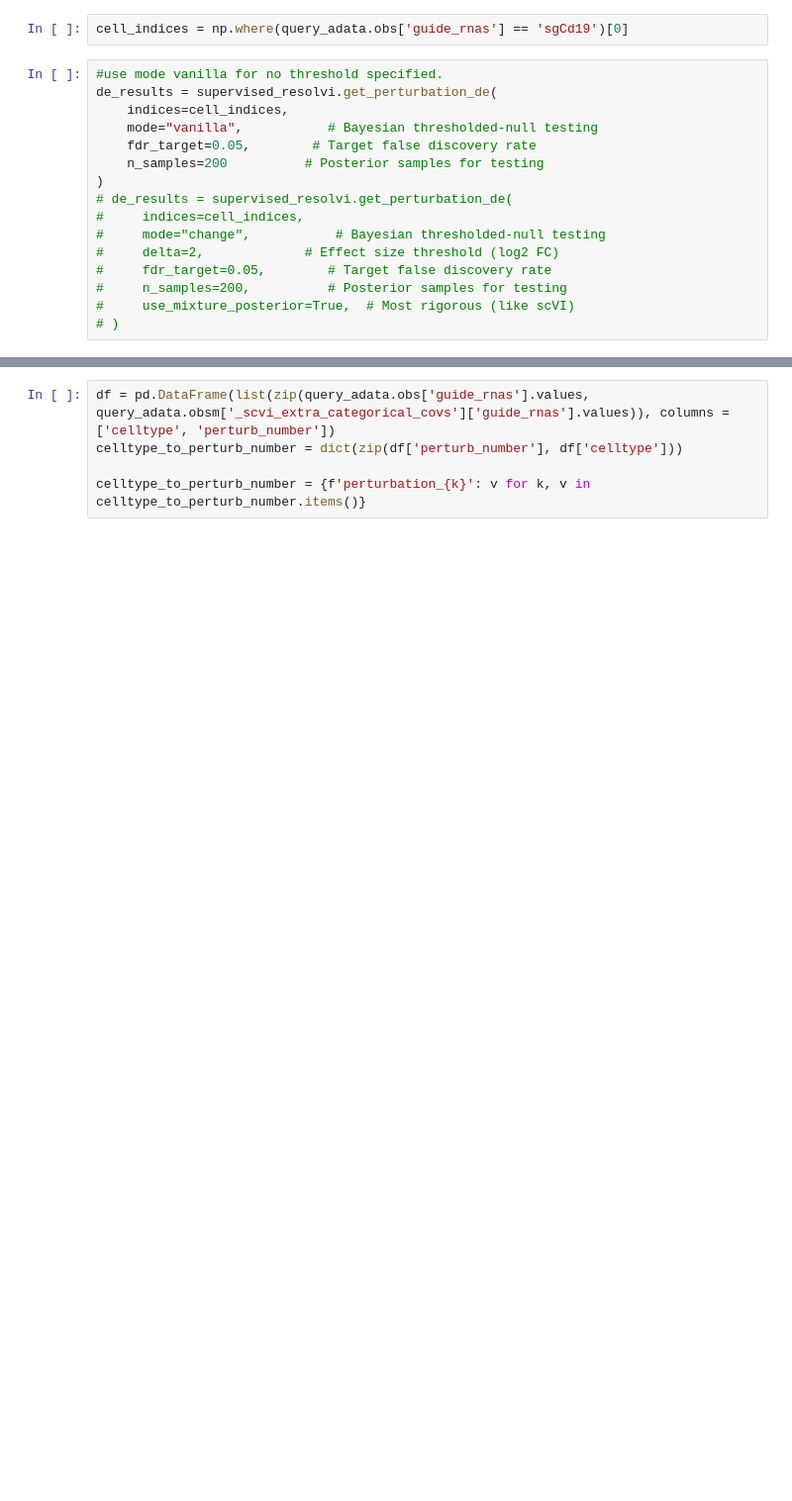
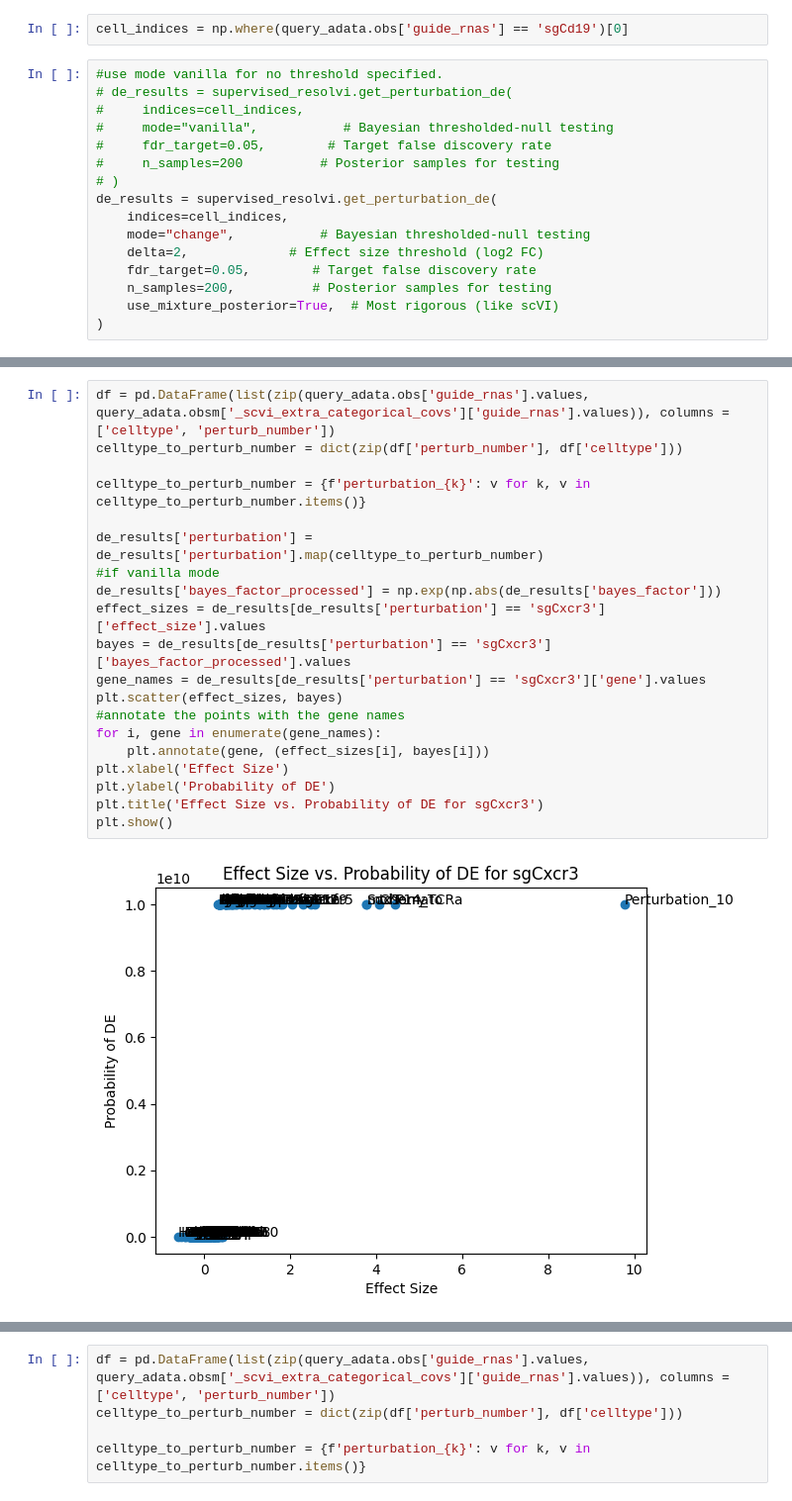
Before and after one commit to amonell/scvi-tools, a Jupyter notebook: resolve_perurb_tests/test1.ipynb, the cells around one changed output, grey strips where cells are left out. Shown at 99% size. Drawn from its saved outputs; the diff is of its cells as text; blank space fills up the shorter version.

Commit message:
vanilla uncertainty

```diff
--- a/resolve_perurb_tests/test1.ipynb
+++ b/resolve_perurb_tests/test1.ipynb
@@ -93,18 +93,18 @@ celltype = 'CD8 T Cells'
 cell_indices = np.where(query_adata.obs['guide_rnas'] == 'sgCd19')[0]
 # %%
 #use mode vanilla for no threshold specified.
+# de_results = supervised_resolvi.get_perturbation_de(
+#     indices=cell_indices,
+#     mode="vanilla",           # Bayesian thresholded-null testing
+#     fdr_target=0.05,        # Target false discovery rate
+#     n_samples=200          # Posterior samples for testing
+# )
 de_results = supervised_resolvi.get_perturbation_de(
     indices=cell_indices,
-    mode="vanilla",           # Bayesian thresholded-null testing
+    mode="change",           # Bayesian thresholded-null testing
+    delta=2,             # Effect size threshold (log2 FC)
     fdr_target=0.05,        # Target false discovery rate
-    n_samples=200          # Posterior samples for testing
+    n_samples=200,          # Posterior samples for testing
+    use_mixture_posterior=True,  # Most rigorous (like scVI)
 )
-# de_results = supervised_resolvi.get_perturbation_de(
-#     indices=cell_indices,
-#     mode="change",           # Bayesian thresholded-null testing
-#     delta=2,             # Effect size threshold (log2 FC)
-#     fdr_target=0.05,        # Target false discovery rate
-#     n_samples=200,          # Posterior samples for testing
-#     use_mixture_posterior=True,  # Most rigorous (like scVI)
-# )
 # %% [output]
@@ -111,0 +128,22 @@ Computing posterior samples for Bayesian testing (mode=vanilla)...
+# %%
+df = pd.DataFrame(list(zip(query_adata.obs['guide_rnas'].values, query_adata.obsm['_scvi_extra_categorical_covs']['guide_rnas'].values)), columns = ['celltype', 'perturb_number'])
+celltype_to_perturb_number = dict(zip(df['perturb_number'], df['celltype']))
+
+celltype_to_perturb_number = {f'perturbation_{k}': v for k, v in celltype_to_perturb_number.items()}
+
+de_results['perturbation'] = de_results['perturbation'].map(celltype_to_perturb_number)
+#if vanilla mode
+de_results['bayes_factor_processed'] = np.exp(np.abs(de_results['bayes_factor']))
+effect_sizes = de_results[de_results['perturbation'] == 'sgCxcr3']['effect_size'].values
+bayes = de_results[de_results['perturbation'] == 'sgCxcr3']['bayes_factor_processed'].values
+gene_names = de_results[de_results['perturbation'] == 'sgCxcr3']['gene'].values
+plt.scatter(effect_sizes, bayes)
+#annotate the points with the gene names
+for i, gene in enumerate(gene_names):
+    plt.annotate(gene, (effect_sizes[i], bayes[i]))
+plt.xlabel('Effect Size')
+plt.ylabel('Probability of DE')
+plt.title('Effect Size vs. Probability of DE for sgCxcr3')
+plt.show()
+# %% [output]
+[figure, added]
```
Also changed, not shown: parts of 6 cells of this notebook.
